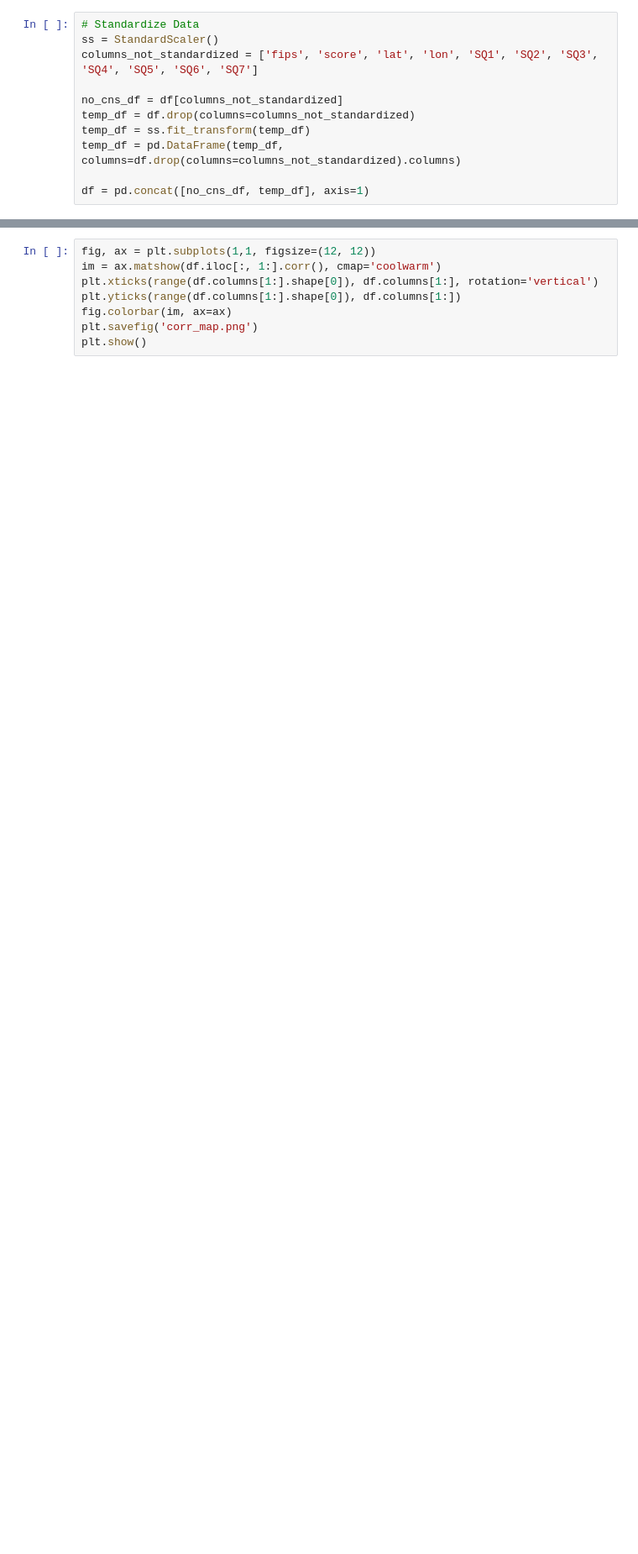
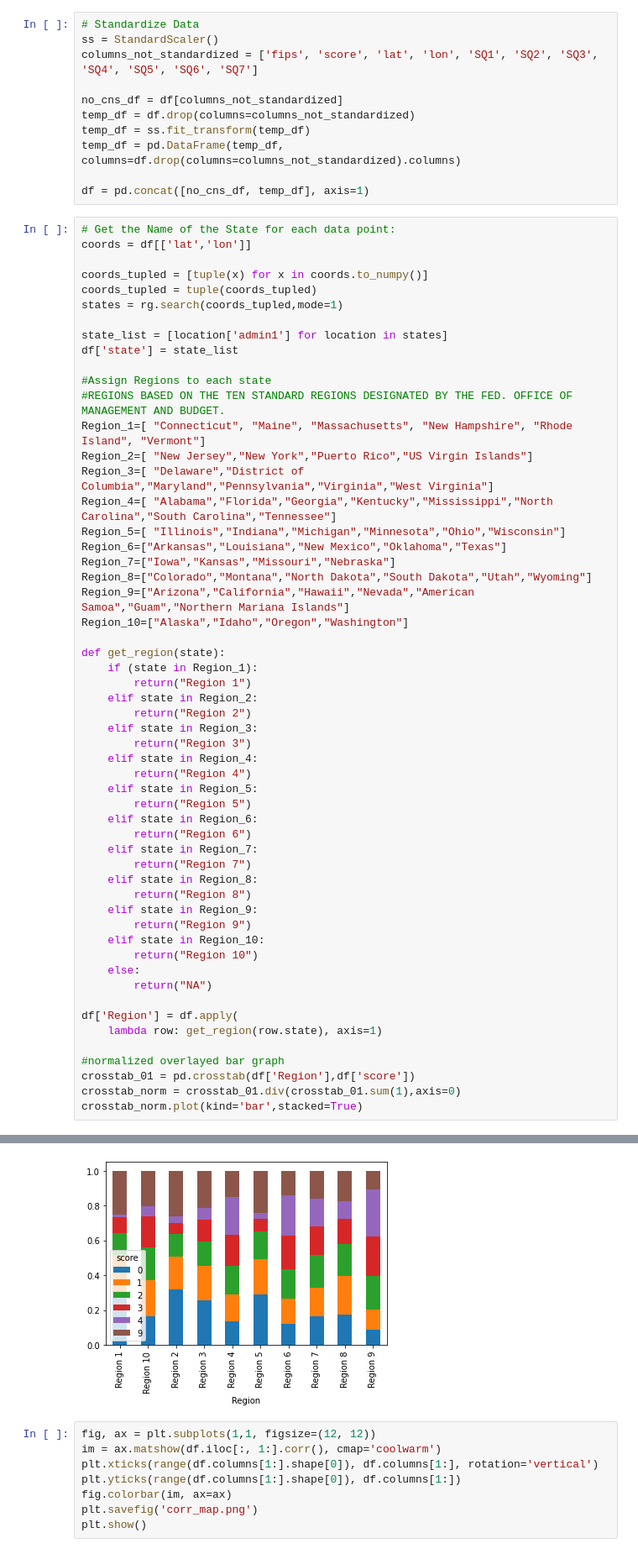
Before and after one commit to hsong1101/ADS-502-Project, a Jupyter notebook: analysis_update.ipynb, the cells around one changed output, grey strips where cells are left out. Shown at 84% size. Saved outputs shown, nothing was run; the diff lists cells and outputs as text; blank space fills up the shorter version.

```diff
--- a/analysis_update.ipynb
+++ b/analysis_update.ipynb
@@ -244,3 +245,59 @@ temp_df = ss.fit_transform(temp_df)
 temp_df = pd.DataFrame(temp_df, columns=df.drop(columns=columns_not_standardized).columns)
 
 df = pd.concat([no_cns_df, temp_df], axis=1)
+# %%
+# Get the Name of the State for each data point:
+coords = df[['lat','lon']]
+
+coords_tupled = [tuple(x) for x in coords.to_numpy()]
+coords_tupled = tuple(coords_tupled)
+states = rg.search(coords_tupled,mode=1)
+
+state_list = [location['admin1'] for location in states]
+df['state'] = state_list
+
+#Assign Regions to each state
+#REGIONS BASED ON THE TEN STANDARD REGIONS DESIGNATED BY THE FED. OFFICE OF MANAGEMENT AND BUDGET.
+Region_1=[ "Connecticut", "Maine", "Massachusetts", "New Hampshire", "Rhode Island", "Vermont"]
+Region_2=[ "New Jersey","New York","Puerto Rico","US Virgin Islands"]
+Region_3=[ "Delaware","District of Columbia","Maryland","Pennsylvania","Virginia","West Virginia"]
+Region_4=[ "Alabama","Florida","Georgia","Kentucky","Mississippi","North Carolina","South Carolina","Tennessee"]
+Region_5=[ "Illinois","Indiana","Michigan","Minnesota","Ohio","Wisconsin"]
+Region_6=["Arkansas","Louisiana","New Mexico","Oklahoma","Texas"]
+Region_7=["Iowa","Kansas","Missouri","Nebraska"]
+Region_8=["Colorado","Montana","North Dakota","South Dakota","Utah","Wyoming"]
+Region_9=["Arizona","California","Hawaii","Nevada","American Samoa","Guam","Northern Mariana Islands"]
+Region_10=["Alaska","Idaho","Oregon","Washington"]
+
+def get_region(state):
+    if (state in Region_1):
+        return("Region 1")
+    elif state in Region_2:
+        return("Region 2")
+    elif state in Region_3:
+        return("Region 3")
+    elif state in Region_4:
+        return("Region 4")
+    elif state in Region_5:
+        return("Region 5")
+    elif state in Region_6:
+        return("Region 6")
+    elif state in Region_7:
+        return("Region 7")
+    elif state in Region_8:
+        return("Region 8")
+    elif state in Region_9:
+        return("Region 9")
+    elif state in Region_10:
+        return("Region 10")
+    else:
+        return("NA")
+
+df['Region'] = df.apply(
+    lambda row: get_region(row.state), axis=1)
+
+#normalized overlayed bar graph
+crosstab_01 = pd.crosstab(df['Region'],df['score'])
+crosstab_norm = crosstab_01.div(crosstab_01.sum(1),axis=0)
+crosstab_norm.plot(kind='bar',stacked=True)
+# %% [output]
@@ -247,3 +306,4 @@ df = pd.concat([no_cns_df, temp_df], axis=1)
+[figure, added]
 # %%
 fig, ax = plt.subplots(1,1, figsize=(12, 12))
 im = ax.matshow(df.iloc[:, 1:].corr(), cmap='coolwarm')
```
Also changed, not shown: parts of 2 cells of this notebook, 5 other files.
